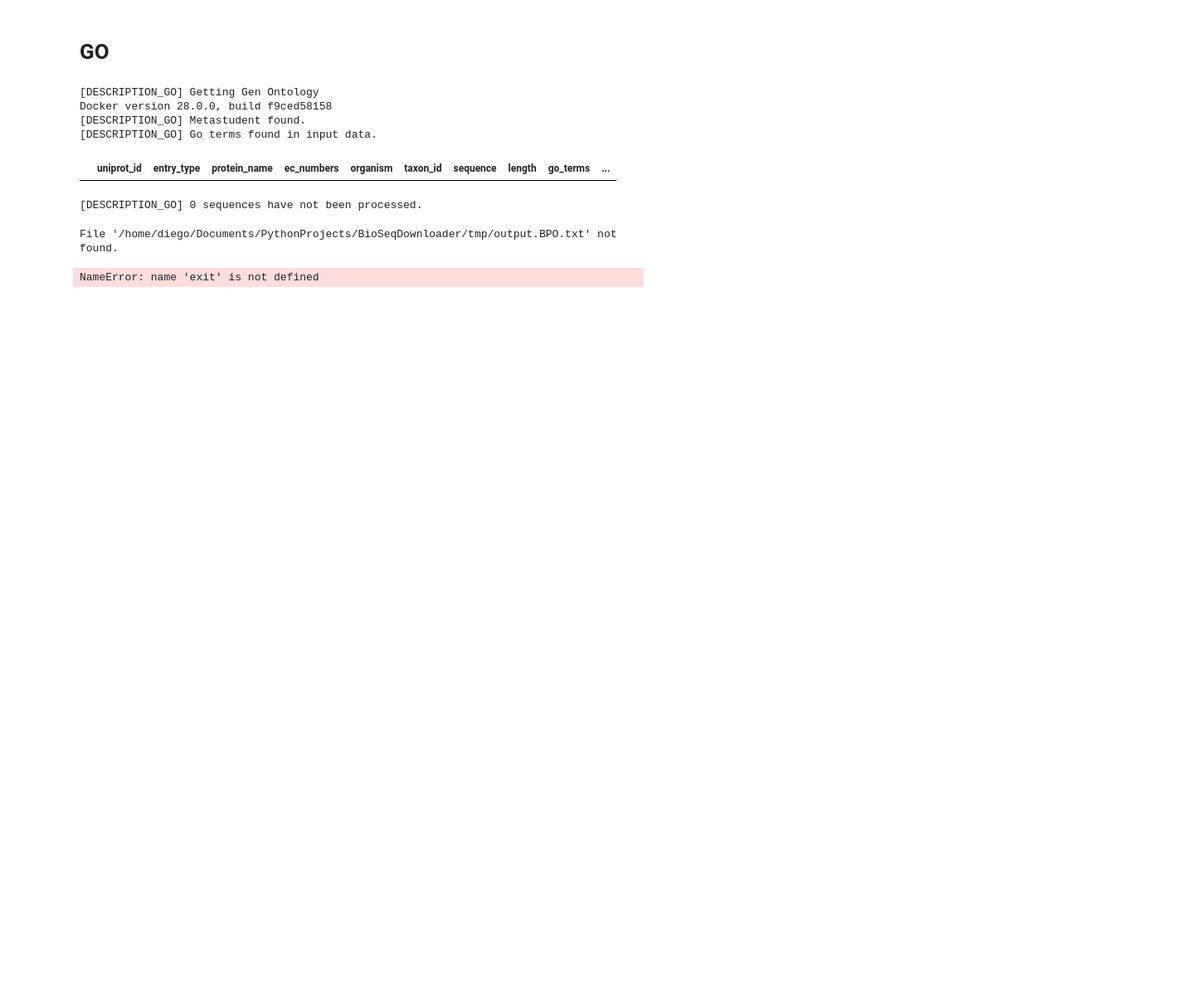
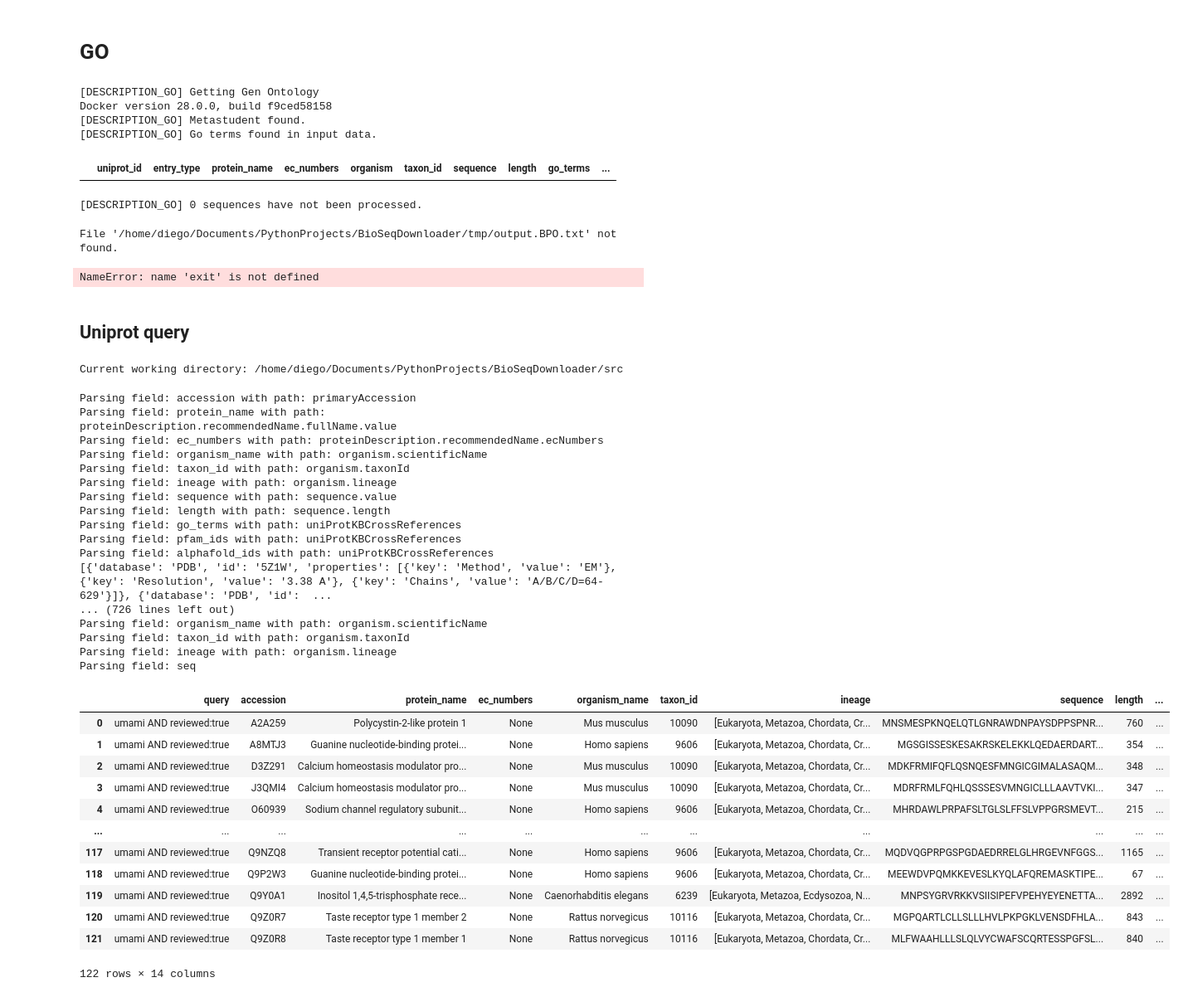
Before and after one commit to ProteinEngineering-PESB2/BioSeqDownloader, a Jupyter notebook: tests.ipynb, the cells around one changed output. Shown: that part at 83% size. Saved outputs shown, nothing was run; the diff lists cells and outputs as text; code cells hidden in the pictures; blank space fills up the shorter version.

Commit message:
Uniprot update and uniprot query implemented

```diff
--- a/tests.ipynb
+++ b/tests.ipynb
@@ -431,3 +431,29 @@ test
 # %% [output]
 File '/home/diego/Documents/PythonProjects/BioSeqDownloader/tmp/output.BPO.txt' not found.
 NameError: name 'exit' is not defined
+# %% [markdown]
+## Uniprot query
+# %%
+import os, json
+os.chdir("src/")
+print(f"Current working directory: {os.getcwd()}")
+# %% [output]
+Current working directory: /home/diego/Documents/PythonProjects/BioSeqDownloader/src
+# %%
+query="umami AND reviewed:true"
+fields="accession,protein_name,sequence,ec,lineage,organism_name,xref_pfam,xref_alphafolddb,xref_pdb,go_id"
+sort="accession asc"
+download=True
+format="json"
+# %%
+from uniprot import UniprotInterface
+
+uniprot = UniprotInterface()
+response = uniprot.submit_stream(
+    query=query,
+    fields=fields,
+    sort=sort,
+    include_isoform=True,
+    download=download,
+    format=format
+)
@@ -433,0 +463,36 @@ NameError: name 'exit' is not defined
+# %%
+uniprot.parse_stream_response(
+    query=query,
+    response=response
+)
+# %% [output]
+Parsing field: accession with path: primaryAccession
+Parsing field: protein_name with path: proteinDescription.recommendedName.fullName.value
+Parsing field: ec_numbers with path: proteinDescription.recommendedName.ecNumbers
+Parsing field: organism_name with path: organism.scientificName
+Parsing field: taxon_id with path: organism.taxonId
+Parsing field: ineage with path: organism.lineage
+Parsing field: sequence with path: sequence.value
+Parsing field: length with path: sequence.length
+Parsing field: go_terms with path: uniProtKBCrossReferences
+Parsing field: pfam_ids with path: uniProtKBCrossReferences
+Parsing field: alphafold_ids with path: uniProtKBCrossReferences
+[{'database': 'PDB', 'id': '5Z1W', 'properties': [{'key': 'Method', 'value': 'EM'}, {'key': 'Resolution', 'value': '3.38 A'}, {'key': 'Chains', 'value': 'A/B/C/D=64-629'}]}, {'database': 'PDB', 'id':  ...
+... (726 lines left out)
+Parsing field: organism_name with path: organism.scientificName
+Parsing field: taxon_id with path: organism.taxonId
+Parsing field: ineage with path: organism.lineage
+Parsing field: seq
+|  | query | accession | protein_name | ec_numbers | organism_name | taxon_id | ineage | sequence | length | ... |
+| 0 | umami AND reviewed:true | A2A259 | Polycystin-2-like protein 1 | None | Mus musculus | 10090 | [Eukaryota, Metazoa, Chordata, Cr... | MNSMESPKNQELQTLGNRAWDNPAYSDPPSPNR... | 760 | ... |
+| 1 | umami AND reviewed:true | A8MTJ3 | Guanine nucleotide-binding protei... | None | Homo sapiens | 9606 | [Eukaryota, Metazoa, Chordata, Cr... | MGSGISSESKESAKRSKELEKKLQEDAERDART... | 354 | ... |
+| 2 | umami AND reviewed:true | D3Z291 | Calcium homeostasis modulator pro... | None | Mus musculus | 10090 | [Eukaryota, Metazoa, Chordata, Cr... | MDKFRMIFQFLQSNQESFMNGICGIMALASAQM... | 348 | ... |
+| 3 | umami AND reviewed:true | J3QMI4 | Calcium homeostasis modulator pro... | None | Mus musculus | 10090 | [Eukaryota, Metazoa, Chordata, Cr... | MDRFRMLFQHLQSSSESVMNGICLLLAAVTVKI... | 347 | ... |
+| 4 | umami AND reviewed:true | O60939 | Sodium channel regulatory subunit... | None | Homo sapiens | 9606 | [Eukaryota, Metazoa, Chordata, Cr... | MHRDAWLPRPAFSLTGLSLFFSLVPPGRSMEVT... | 215 | ... |
+| ... | ... | ... | ... | ... | ... | ... | ... | ... | ... | ... |
+| 117 | umami AND reviewed:true | Q9NZQ8 | Transient receptor potential cati... | None | Homo sapiens | 9606 | [Eukaryota, Metazoa, Chordata, Cr... | MQDVQGPRPGSPGDAEDRRELGLHRGEVNFGGS... | 1165 | ... |
+| 118 | umami AND reviewed:true | Q9P2W3 | Guanine nucleotide-binding protei... | None | Homo sapiens | 9606 | [Eukaryota, Metazoa, Chordata, Cr... | MEEWDVPQMKKEVESLKYQLAFQREMASKTIPE... | 67 | ... |
+| 119 | umami AND reviewed:true | Q9Y0A1 | Inositol 1,4,5-trisphosphate rece... | None | Caenorhabditis elegans | 6239 | [Eukaryota, Metazoa, Ecdysozoa, N... | MNPSYGRVRKKVSIISIPEFVPEHYEYENETTA... | 2892 | ... |
+| 120 | umami AND reviewed:true | Q9Z0R7 | Taste receptor type 1 member 2 | None | Rattus norvegicus | 10116 | [Eukaryota, Metazoa, Chordata, Cr... | MGPQARTLCLLSLLLHVLPKPGKLVENSDFHLA... | 843 | ... |
+| 121 | umami AND reviewed:true | Q9Z0R8 | Taste receptor type 1 member 1 | None | Rattus norvegicus | 10116 | [Eukaryota, Metazoa, Chordata, Cr... | MLFWAAHLLLSLQLVYCWAFSCQRTESSPGFSL... | 840 | ... |
+122 rows × 14 columns
```
Also changed, not shown: parts of 1 cell of this notebook, 8 other files.
